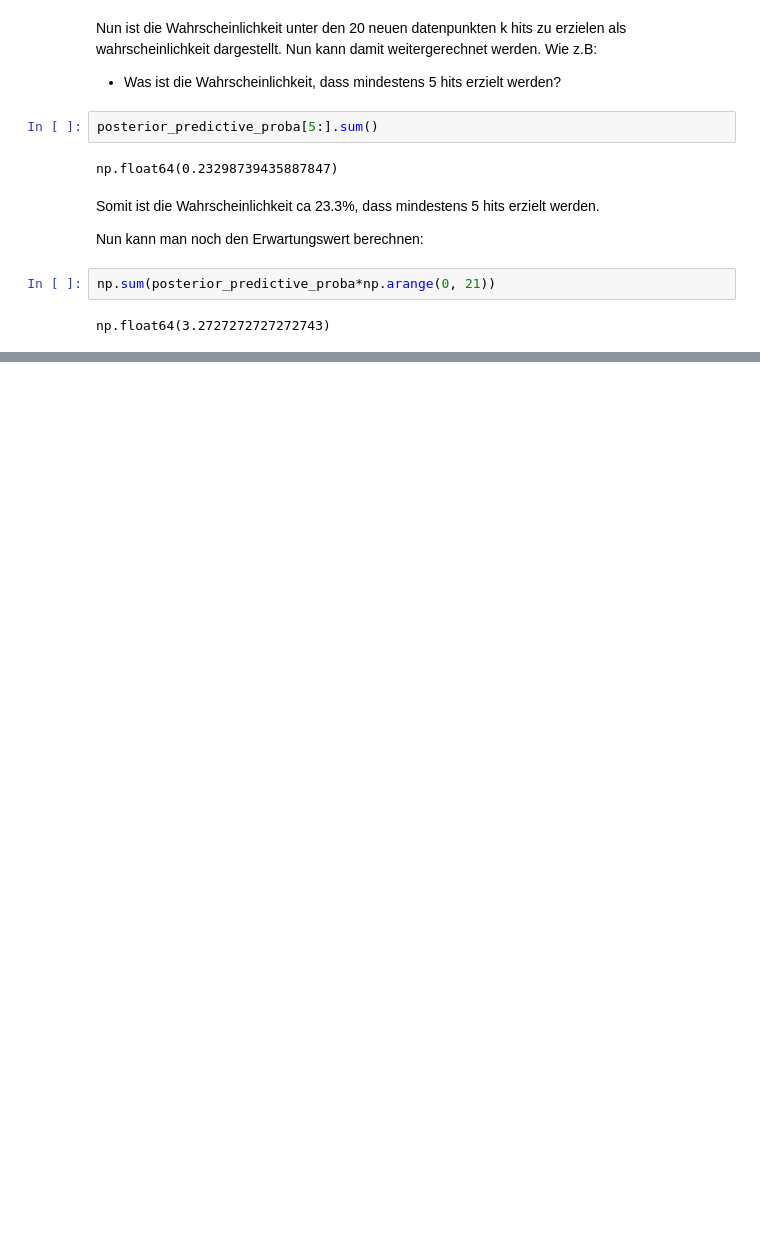
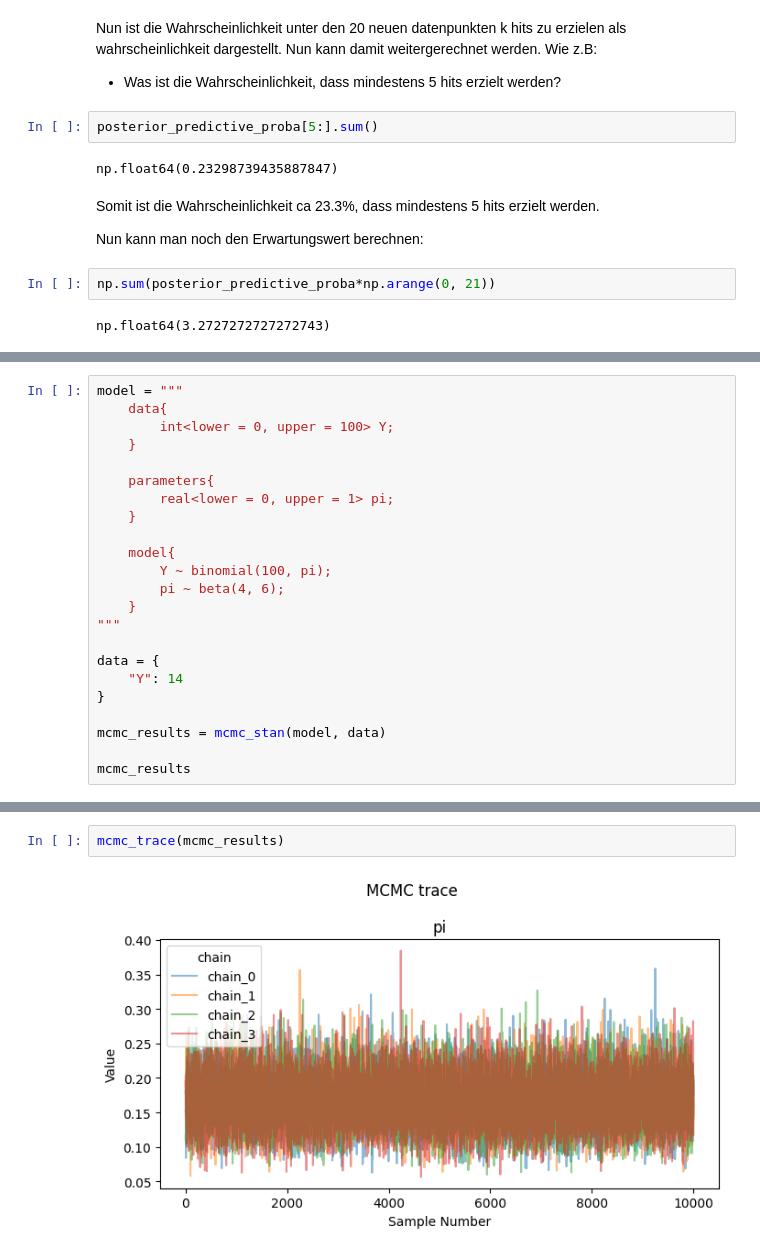
Before and after one commit to buesst1/bda, a Jupyter notebook: chapters/chapter8: Posterior Inference & Prediction.ipynb, the cells around one changed output, grey strips where cells are left out. Drawn from its saved outputs; the diff is of its cells as text; blank space fills up the shorter version.

```diff
--- a/chapters/chapter8: Posterior Inference & Prediction.ipynb
+++ b/chapters/chapter8: Posterior Inference & Prediction.ipynb
@@ -189,0 +195,23 @@ np.float64(3.2727272727272743)
+# %%
+model = """
+    data{
+        int<lower = 0, upper = 100> Y;
+    }
+
+    parameters{
+        real<lower = 0, upper = 1> pi;
+    }
+
+    model{
+        Y ~ binomial(100, pi);
+        pi ~ beta(4, 6);
+    }
+"""
+
+data = {
+    "Y": 14
+}
+
+mcmc_results = mcmc_stan(model, data)
+
+mcmc_results
@@ -189,0 +253,4 @@ np.float64(3.2727272727272743)
+# %%
+mcmc_trace(mcmc_results)
+# %% [output]
+[figure, added]
```
Also changed, not shown: parts of 23 cells of this notebook, 1 other file.
